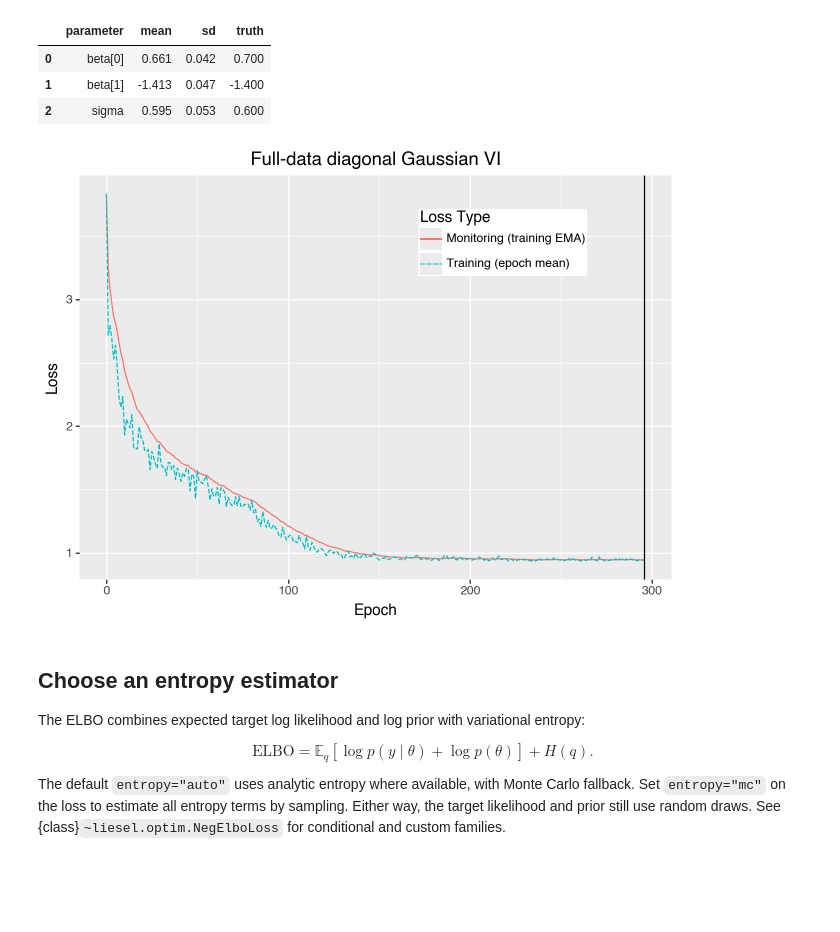
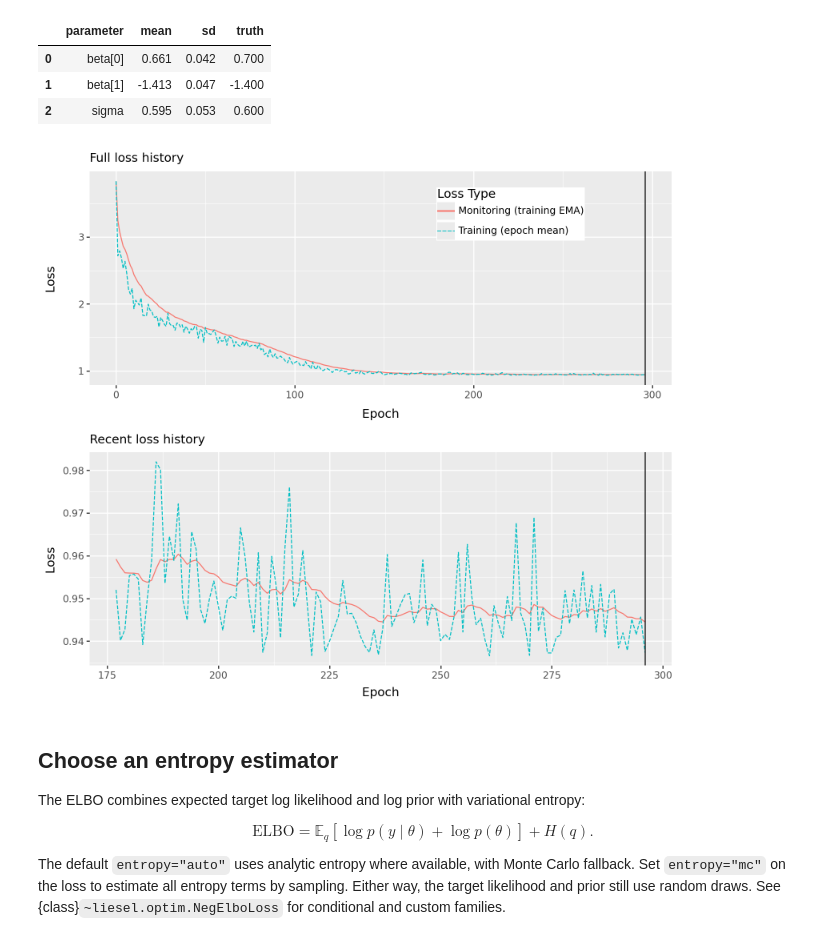
Before and after one commit to liesel-devs/liesel, a Jupyter notebook: docs/source/tutorials/notebooks/11-liesel-vi-basic.ipynb, the cells around one changed output. Drawn from its saved outputs; the diff is of its cells as text; code cells hidden in the pictures; blank space fills up the shorter version.

Commit message:
Use loss overview plots consistently in VI guides

```diff
--- a/docs/source/tutorials/notebooks/11-liesel-vi-basic.ipynb
+++ b/docs/source/tutorials/notebooks/11-liesel-vi-basic.ipynb
@@ -196,9 +196,9 @@ pd.DataFrame(rows)
 | 1 | beta[1] | -1.413 | 0.047 | -1.400 |
 | 2 | sigma | 0.595 | 0.053 | 0.600 |
 # %%
-result_full.plot_loss(title="Full-data diagonal Gaussian VI")
+result_full.plot_loss_overview()
 # %% [output]
-[figure, old version]
+[figure, new version]
 # %% [markdown]
 ## Choose an entropy estimator
 
```
Also changed, not shown: parts of 1 cell of this notebook, 4 other files.
